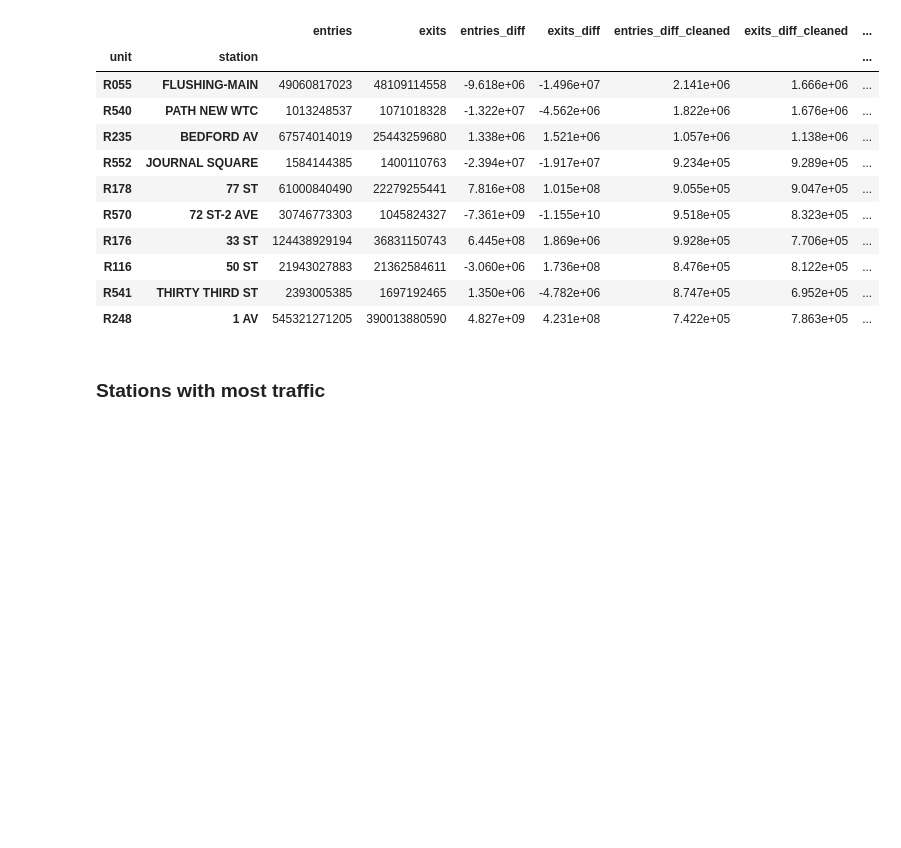
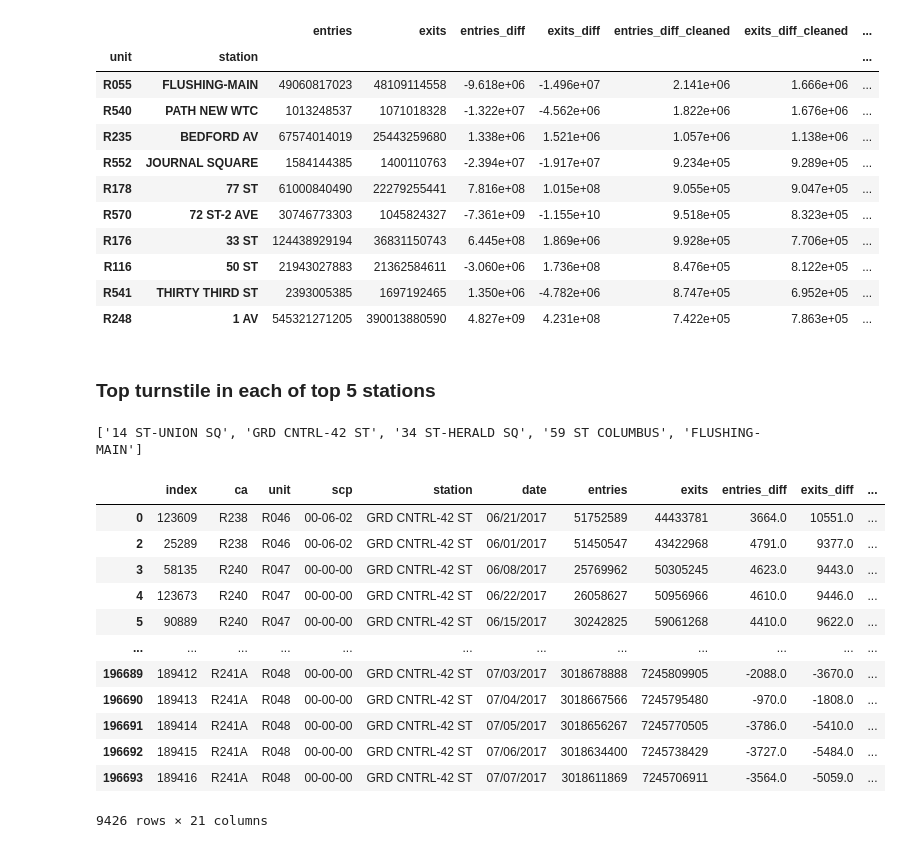
Before and after one commit to everling-prime/benson, a Jupyter notebook: team_best_benson_mta_analysis.ipynb, the cells around one changed output. Drawn from its saved outputs; the diff is of its cells as text; code cells hidden in the pictures; blank space fills up the shorter version.

```diff
--- a/team_best_benson_mta_analysis.ipynb
+++ b/team_best_benson_mta_analysis.ipynb
@@ -793,5 +793,18 @@ test_df.sort_values('total_traffic_norm', ascending=False).iloc[0:10]
 | R116 | 50 ST | 21943027883 | 21362584611 | -3.060e+06 | 1.736e+08 | 8.476e+05 | 8.122e+05 | ... |
 | R541 | THIRTY THIRD ST | 2393005385 | 1697192465 | 1.350e+06 | -4.782e+06 | 8.747e+05 | 6.952e+05 | ... |
 | R248 | 1 AV | 545321271205 | 390013880590 | 4.827e+09 | 4.231e+08 | 7.422e+05 | 7.863e+05 | ... |
-# %% [markdown]
-### Stations with most traffic
+# %% [markdown]
+### Top turnstile in each of top 5 stations
+# %%
+# get top 5 stations by total traffic
+stations_top5 = stations_summed.sort_values("total_traffic", ascending=False).head(5)
+stations_top5_list = list(stations_top5['station'])
+
+# get turnstile data
+turnstile_daily_sorted = turnstile_daily.sort_values('total_traffic',ascending=False)
+turnstile_daily_sorted.reset_index(inplace=True)
+#turnstile_daily_sorted.set_index(['ca','unit','station'], inplace=True) # set index to Station-level
+# %%
+print(stations_top5_list)
+# %% [output]
+['14 ST-UNION SQ', 'GRD CNTRL-42 ST', '34 ST-HERALD SQ', '59 ST COLUMBUS', 'FLUSHING-MAIN']
@@ -797,0 +815,16 @@ test_df.sort_values('total_traffic_norm', ascending=False).iloc[0:10]
+# %%
+turnstile_daily_sorted[turnstile_daily_sorted['station'].isin(stations_top5_list)]
+# %% [output]
+|  | index | ca | unit | scp | station | date | entries | exits | entries_diff | exits_diff | ... |
+| 0 | 123609 | R238 | R046 | 00-06-02 | GRD CNTRL-42 ST | 06/21/2017 | 51752589 | 44433781 | 3664.0 | 10551.0 | ... |
+| 2 | 25289 | R238 | R046 | 00-06-02 | GRD CNTRL-42 ST | 06/01/2017 | 51450547 | 43422968 | 4791.0 | 9377.0 | ... |
+| 3 | 58135 | R240 | R047 | 00-00-00 | GRD CNTRL-42 ST | 06/08/2017 | 25769962 | 50305245 | 4623.0 | 9443.0 | ... |
+| 4 | 123673 | R240 | R047 | 00-00-00 | GRD CNTRL-42 ST | 06/22/2017 | 26058627 | 50956966 | 4610.0 | 9446.0 | ... |
+| 5 | 90889 | R240 | R047 | 00-00-00 | GRD CNTRL-42 ST | 06/15/2017 | 30242825 | 59061268 | 4410.0 | 9622.0 | ... |
+| ... | ... | ... | ... | ... | ... | ... | ... | ... | ... | ... | ... |
+| 196689 | 189412 | R241A | R048 | 00-00-00 | GRD CNTRL-42 ST | 07/03/2017 | 3018678888 | 7245809905 | -2088.0 | -3670.0 | ... |
+| 196690 | 189413 | R241A | R048 | 00-00-00 | GRD CNTRL-42 ST | 07/04/2017 | 3018667566 | 7245795480 | -970.0 | -1808.0 | ... |
+| 196691 | 189414 | R241A | R048 | 00-00-00 | GRD CNTRL-42 ST | 07/05/2017 | 3018656267 | 7245770505 | -3786.0 | -5410.0 | ... |
+| 196692 | 189415 | R241A | R048 | 00-00-00 | GRD CNTRL-42 ST | 07/06/2017 | 3018634400 | 7245738429 | -3727.0 | -5484.0 | ... |
+| 196693 | 189416 | R241A | R048 | 00-00-00 | GRD CNTRL-42 ST | 07/07/2017 | 3018611869 | 7245706911 | -3564.0 | -5059.0 | ... |
+9426 rows × 21 columns
```
Also changed, not shown: parts of 4 cells of this notebook.
